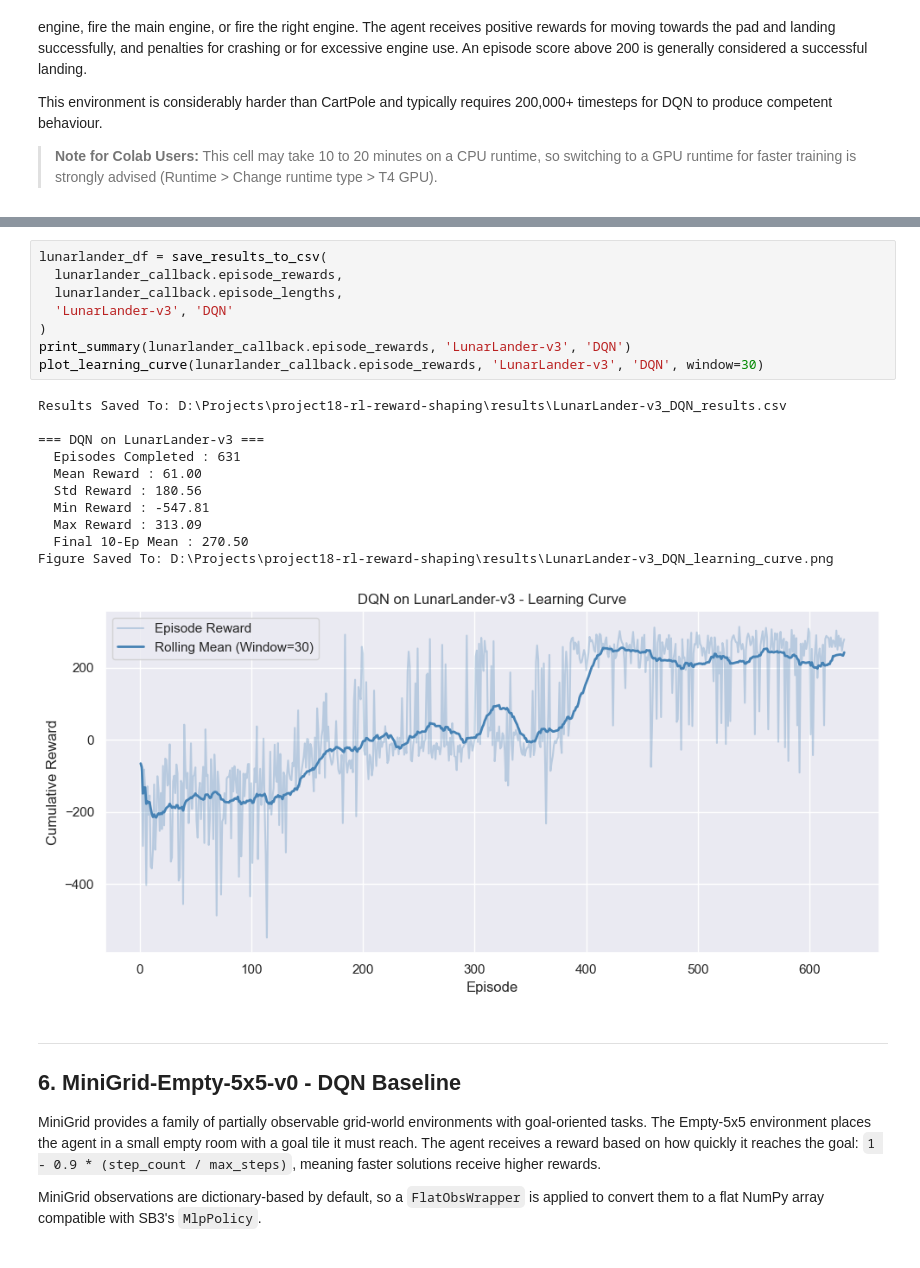
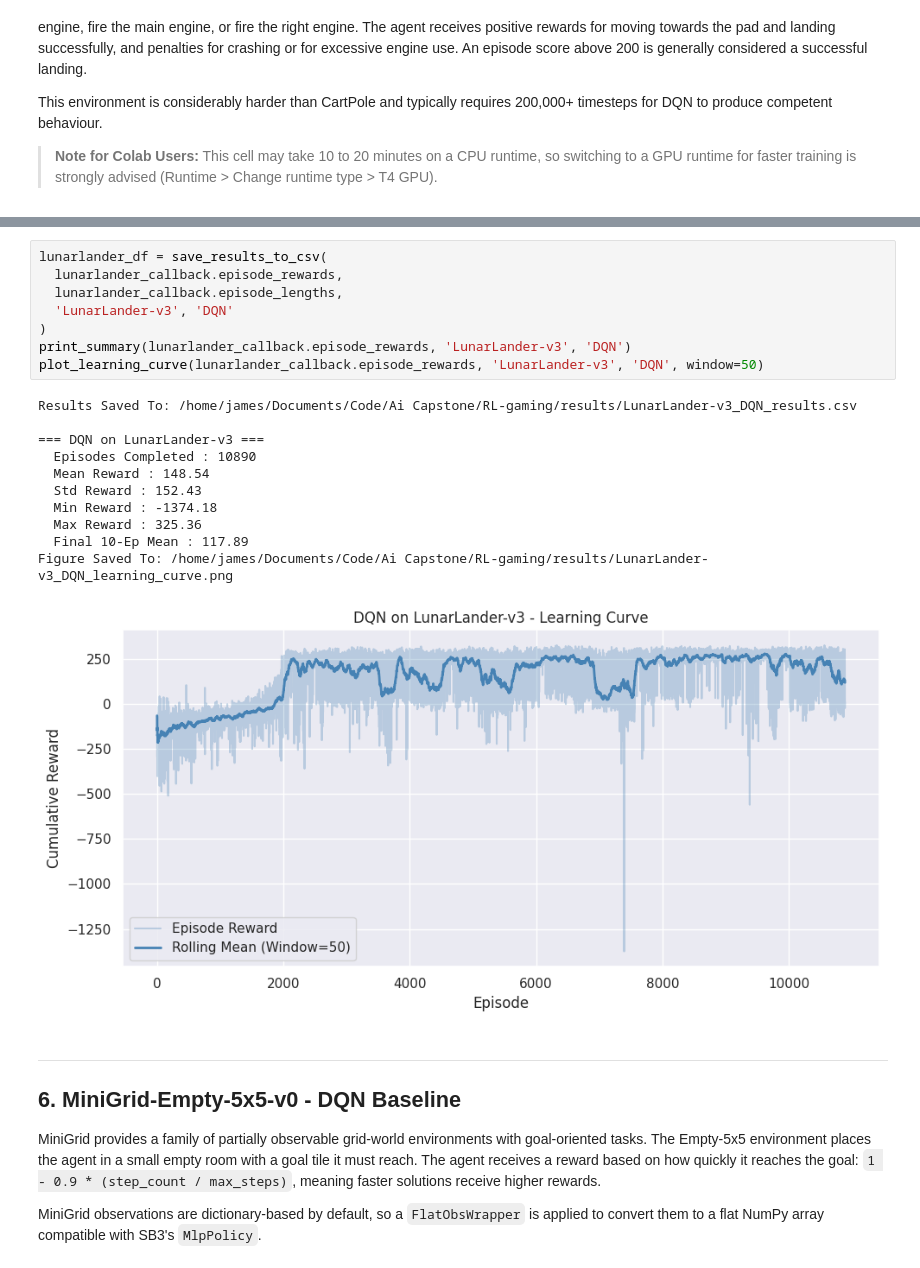
Before and after one commit to toms55/RL-gaming, a Jupyter notebook: notebooks/baseline_rl.ipynb, the cells around one changed output, grey strips where cells are left out. Saved outputs shown, nothing was run; the diff lists cells and outputs as text.

```diff
--- a/notebooks/baseline_rl.ipynb
+++ b/notebooks/baseline_rl.ipynb
@@ -307,23 +310,23 @@ Training Complete.
 # %%
 lunarlander_df = save_results_to_csv(
   lunarlander_callback.episode_rewards,
   lunarlander_callback.episode_lengths,
   'LunarLander-v3', 'DQN'
 )
 print_summary(lunarlander_callback.episode_rewards, 'LunarLander-v3', 'DQN')
-plot_learning_curve(lunarlander_callback.episode_rewards, 'LunarLander-v3', 'DQN', window=30)
+plot_learning_curve(lunarlander_callback.episode_rewards, 'LunarLander-v3', 'DQN', window=50)
 # %% [output]
-Results Saved To: D:\Projects\project18-rl-reward-shaping\results\LunarLander-v3_DQN_results.csv
+Results Saved To: /home/james/Documents/Code/Ai Capstone/RL-gaming/results/LunarLander-v3_DQN_results.csv
 
 === DQN on LunarLander-v3 ===
-  Episodes Completed : 631
-  Mean Reward : 61.00
-  Std Reward : 180.56
-  Min Reward : -547.81
-  Max Reward : 313.09
-  Final 10-Ep Mean : 270.50
-Figure Saved To: D:\Projects\project18-rl-reward-shaping\results\LunarLander-v3_DQN_learning_curve.png
+  Episodes Completed : 10890
+  Mean Reward : 148.54
+  Std Reward : 152.43
+  Min Reward : -1374.18
+  Max Reward : 325.36
+  Final 10-Ep Mean : 117.89
+Figure Saved To: /home/james/Documents/Code/Ai Capstone/RL-gaming/results/LunarLander-v3_DQN_learning_curve.png
-[figure, old version]
+[figure, new version]
 # %% [markdown]
 ---
 ## **6. MiniGrid-Empty-5x5-v0 - DQN Baseline**
```
Also changed, not shown: parts of 12 cells of this notebook.
